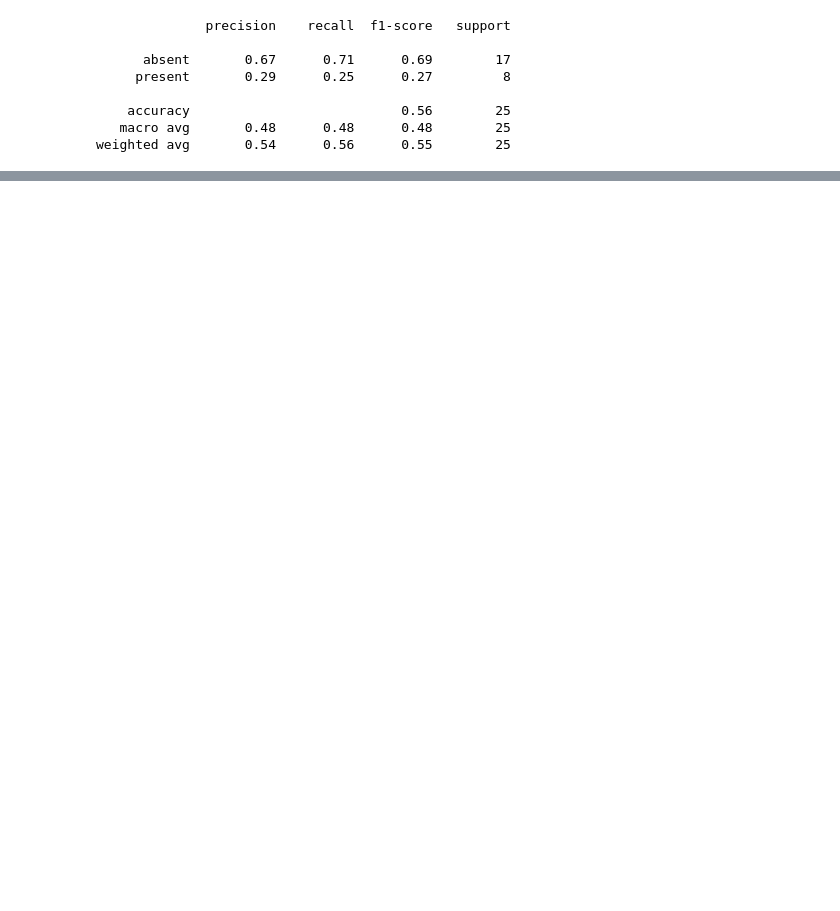
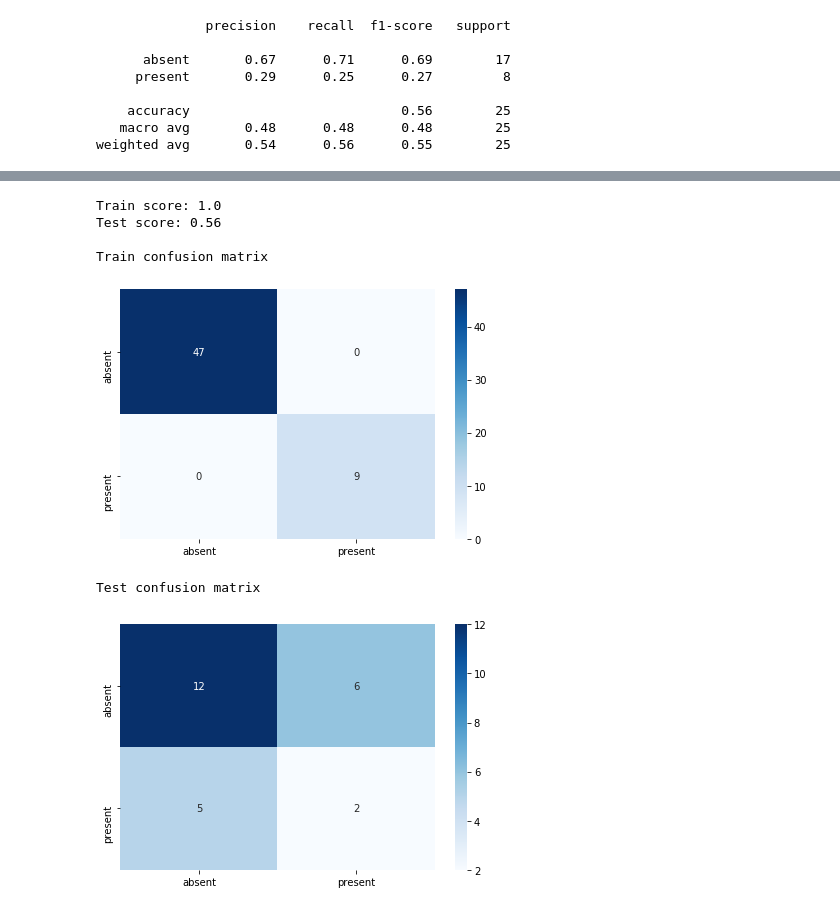
Before and after one commit to ngtinc21/Machine-Learning-Algorithms, a Jupyter notebook: Decision Tree Algorithm - Classification Example.ipynb, the cells around one changed output, grey strips where cells are left out. Drawn from its saved outputs; the diff is of its cells as text; code cells hidden in the pictures; blank space fills up the shorter version.

```diff
--- a/Decision Tree Algorithm - Classification Example.ipynb
+++ b/Decision Tree Algorithm - Classification Example.ipynb
@@ -108,7 +93,9 @@ DecisionTreeClassifier(class_weight=None, criterion='gini', max_depth=None,
 # %%
 # step 4: model prediction
-y_pred = dtree.predict(X_test)
-y_pred == y_test
+y_test_pred = dtree.predict(X_test)
+y_train_pred = dtree.predict(X_train)
+
+y_test_pred == y_test
 # %% [output]
 33     True
 61     True
@@ -154,3 +169,27 @@ weighted avg       0.54      0.56      0.55        25
+# %%
+# function to plot a more fansy confusion matrix
+classes = ['absent','present']
+
+def plot_confusionmatrix(y_train_pred,y_train,dom):
+    print(f'\n{dom} confusion matrix')
+    cf = confusion_matrix(y_train_pred,y_train)
+    sns.heatmap(cf,annot=True,yticklabels=classes
+               ,xticklabels=classes,cmap='Blues', fmt='g')
+    plt.tight_layout()
+    plt.show()
+
+print(f'Train score: {accuracy_score(y_train_pred,y_train)}')
+print(f'Test score: {accuracy_score(y_test_pred,y_test)}')
+plot_confusionmatrix(y_train_pred,y_train,dom='Train')
+plot_confusionmatrix(y_test_pred,y_test,dom='Test')
+# %% [output]
+Train score: 1.0
+Test score: 0.56
+
+Train confusion matrix
+[figure, added]
+Test confusion matrix
+[figure, added]
 # %%
 # export the trained model in DOT format (a graph description language)
 # with the decision tree model, features and the target variables as the parameter
```
Also changed, not shown: parts of 26 cells of this notebook, 3 other files.
